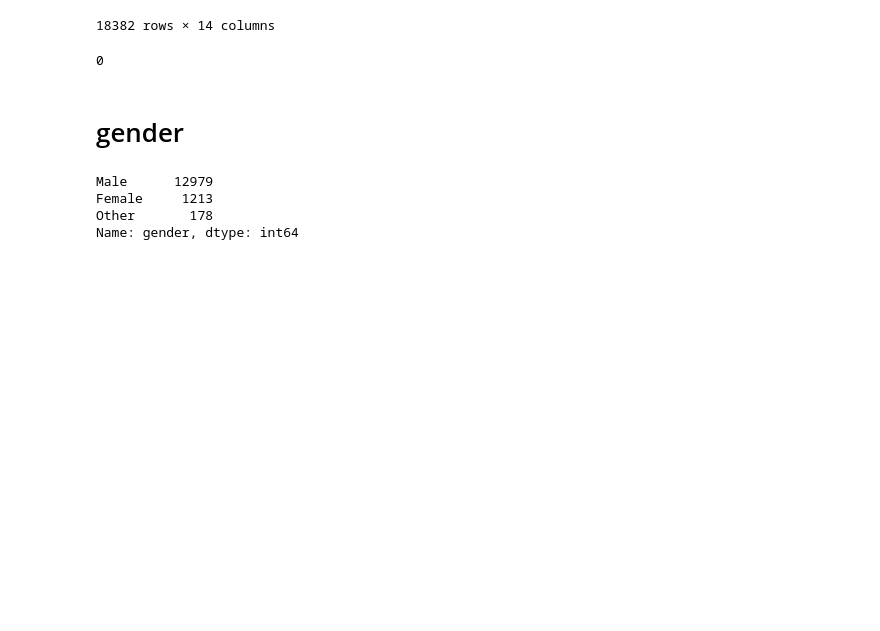
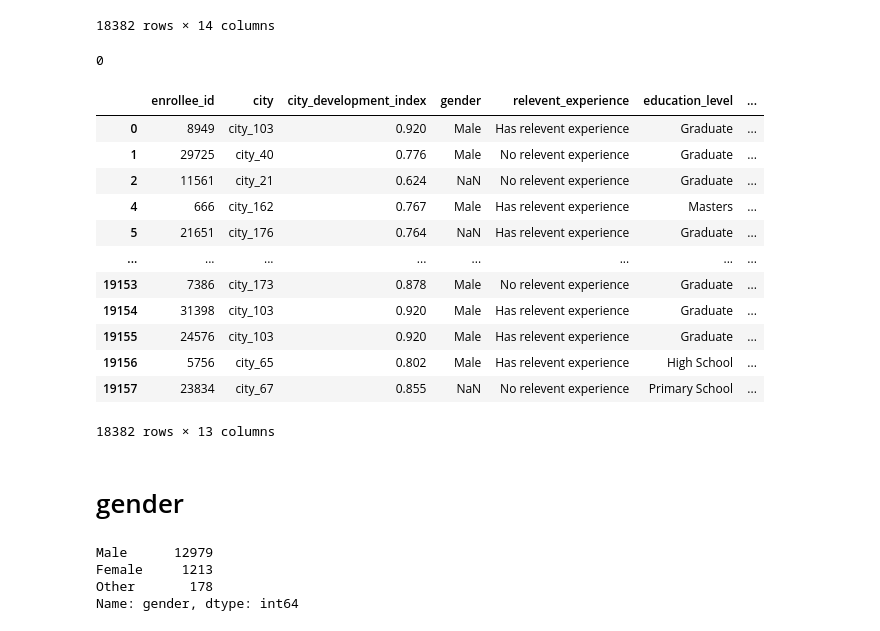
Before and after one commit to jonathansylvestre/GroupProject, a Jupyter notebook: HR_EDA.ipynb, the cells around one changed output. Saved outputs shown, nothing was run; the diff lists cells and outputs as text; code cells hidden in the pictures; blank space fills up the shorter version.

```diff
--- a/HR_EDA.ipynb
+++ b/HR_EDA.ipynb
@@ -634,7 +634,21 @@ df_HR["enrolled_university"].isna().sum()
 # %% [output]
 0
 # %%
-#df_HR.drop("enrolled_university", axis=1, inplace=False)
+df_HR.drop("enrolled_university", axis=1, inplace=False)
+# %% [output]
+|  | enrollee_id | city | city_development_index | gender | relevent_experience | education_level | ... |
+| 0 | 8949 | city_103 | 0.920 | Male | Has relevent experience | Graduate | ... |
+| 1 | 29725 | city_40 | 0.776 | Male | No relevent experience | Graduate | ... |
+| 2 | 11561 | city_21 | 0.624 | NaN | No relevent experience | Graduate | ... |
+| 4 | 666 | city_162 | 0.767 | Male | Has relevent experience | Masters | ... |
+| 5 | 21651 | city_176 | 0.764 | NaN | Has relevent experience | Graduate | ... |
+| ... | ... | ... | ... | ... | ... | ... | ... |
+| 19153 | 7386 | city_173 | 0.878 | Male | No relevent experience | Graduate | ... |
+| 19154 | 31398 | city_103 | 0.920 | Male | Has relevent experience | Graduate | ... |
+| 19155 | 24576 | city_103 | 0.920 | Male | Has relevent experience | Graduate | ... |
+| 19156 | 5756 | city_65 | 0.802 | Male | Has relevent experience | High School | ... |
+| 19157 | 23834 | city_67 | 0.855 | NaN | No relevent experience | Primary School | ... |
+18382 rows × 13 columns
 # %% [markdown]
 # gender
 # %%
```
Also changed, not shown: parts of 2 cells of this notebook.
